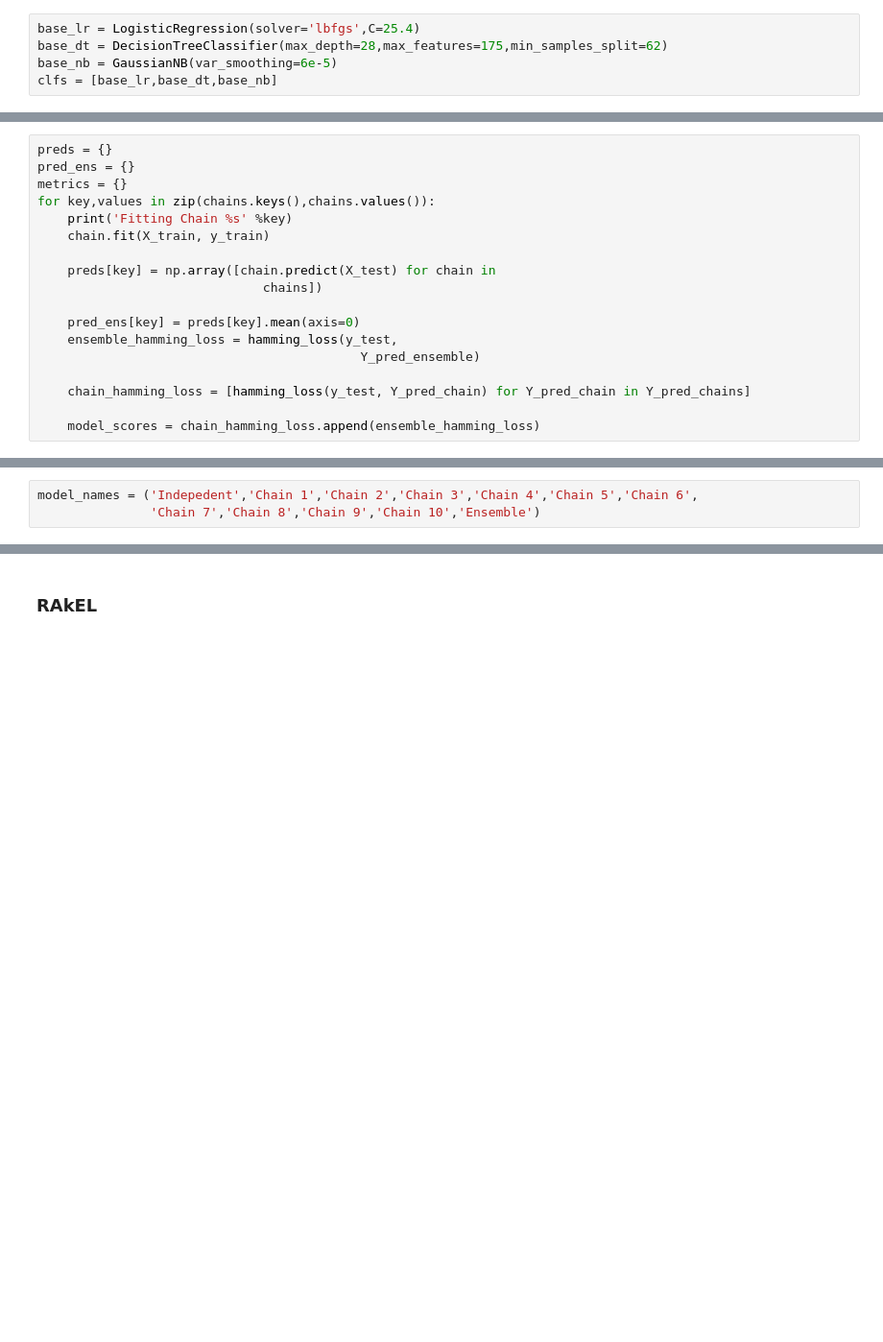
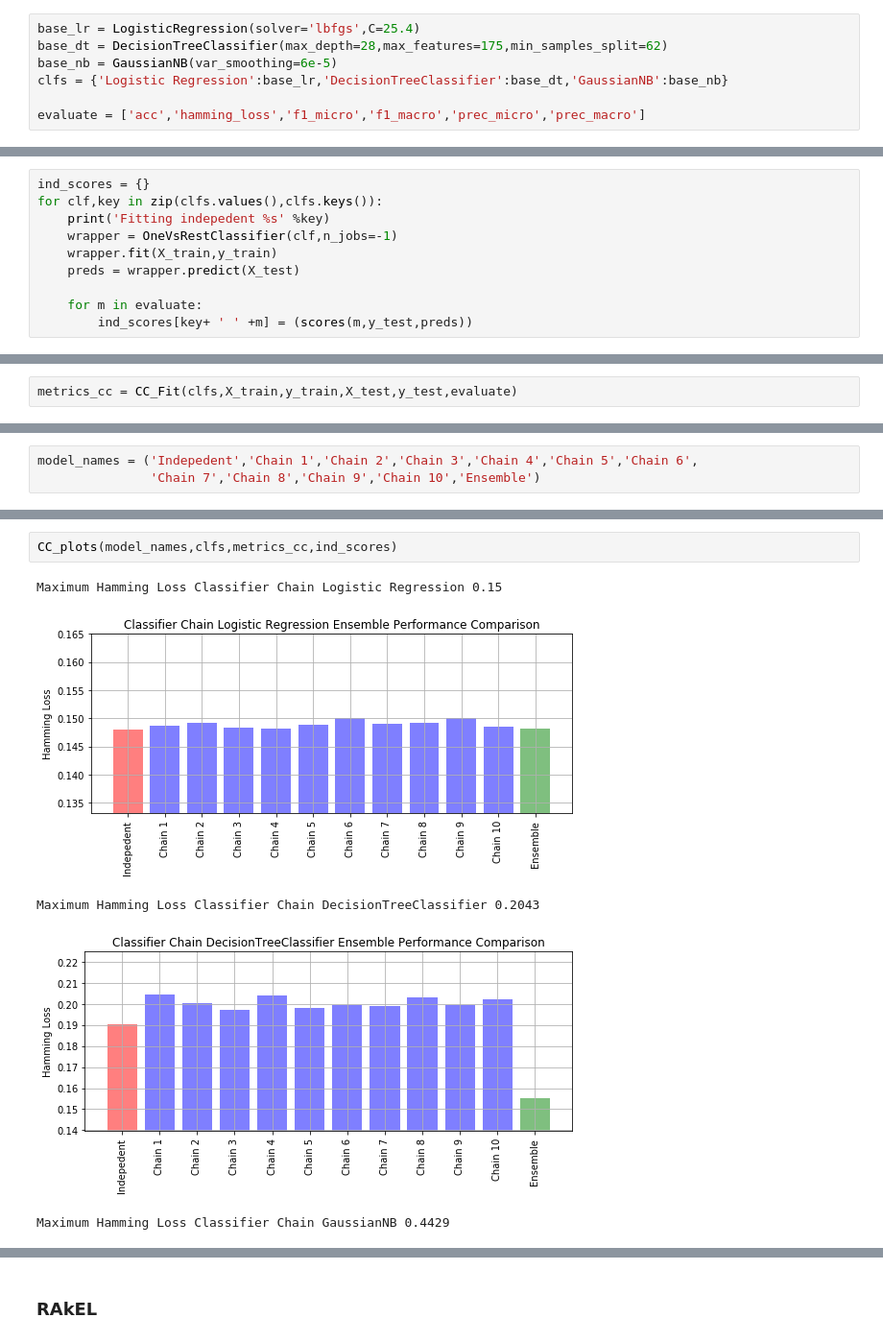
Before and after one commit to Adamantios/Delicious-MIL, a Jupyter notebook: PartA.ipynb, the cells around one changed output, grey strips where cells are left out. Shown at 96% size. Cells and saved outputs as stored; diff of their text form; blank space fills up the shorter version.

```diff
--- a/PartA.ipynb
+++ b/PartA.ipynb
@@ -224,4 +225,6 @@ Best score found for Hamming Loss Score metric : 0.428
 base_lr = LogisticRegression(solver='lbfgs',C=25.4)
 base_dt = DecisionTreeClassifier(max_depth=28,max_features=175,min_samples_split=62)
 base_nb = GaussianNB(var_smoothing=6e-5)
-clfs = [base_lr,base_dt,base_nb]
+clfs = {'Logistic Regression':base_lr,'DecisionTreeClassifier':base_dt,'GaussianNB':base_nb}
+
+evaluate = ['acc','hamming_loss','f1_micro','f1_macro','prec_micro','prec_macro']
@@ -227,0 +233,10 @@ clfs = [base_lr,base_dt,base_nb]
+# %%
+ind_scores = {}
+for clf,key in zip(clfs.values(),clfs.keys()):
+    print('Fitting indepedent %s' %key)
+    wrapper = OneVsRestClassifier(clf,n_jobs=-1)
+    wrapper.fit(X_train,y_train)
+    preds = wrapper.predict(X_test)
+
+    for m in evaluate:
+        ind_scores[key+ ' ' +m] = (scores(m,y_test,preds))
@@ -232,18 +249,2 @@ chains = {'Chain ' +str(clf):ClassifierChain(clf, order='random', random_state=i
-# %%
-preds = {}
-pred_ens = {}
-metrics = {}
-for key,values in zip(chains.keys(),chains.values()):
-    print('Fitting Chain %s' %key)
-    chain.fit(X_train, y_train)
-
-    preds[key] = np.array([chain.predict(X_test) for chain in
-                              chains])
-
-    pred_ens[key] = preds[key].mean(axis=0)
-    ensemble_hamming_loss = hamming_loss(y_test,
-                                           Y_pred_ensemble)
-
-    chain_hamming_loss = [hamming_loss(y_test, Y_pred_chain) for Y_pred_chain in Y_pred_chains]
-
-    model_scores = chain_hamming_loss.append(ensemble_hamming_loss)
+# %%
+metrics_cc = CC_Fit(clfs,X_train,y_train,X_test,y_test,evaluate)
@@ -273,0 +260,8 @@ ValueError: shape mismatch: objects cannot be broadcast to a single shape
+# %%
+CC_plots(model_names,clfs,metrics_cc,ind_scores)
+# %% [output]
+Maximum Hamming Loss Classifier Chain Logistic Regression 0.15
+[figure, added]
+Maximum Hamming Loss Classifier Chain DecisionTreeClassifier 0.2043
+[figure, added]
+Maximum Hamming Loss Classifier Chain GaussianNB 0.4429
```
Also changed, not shown: parts of 21 cells of this notebook.
